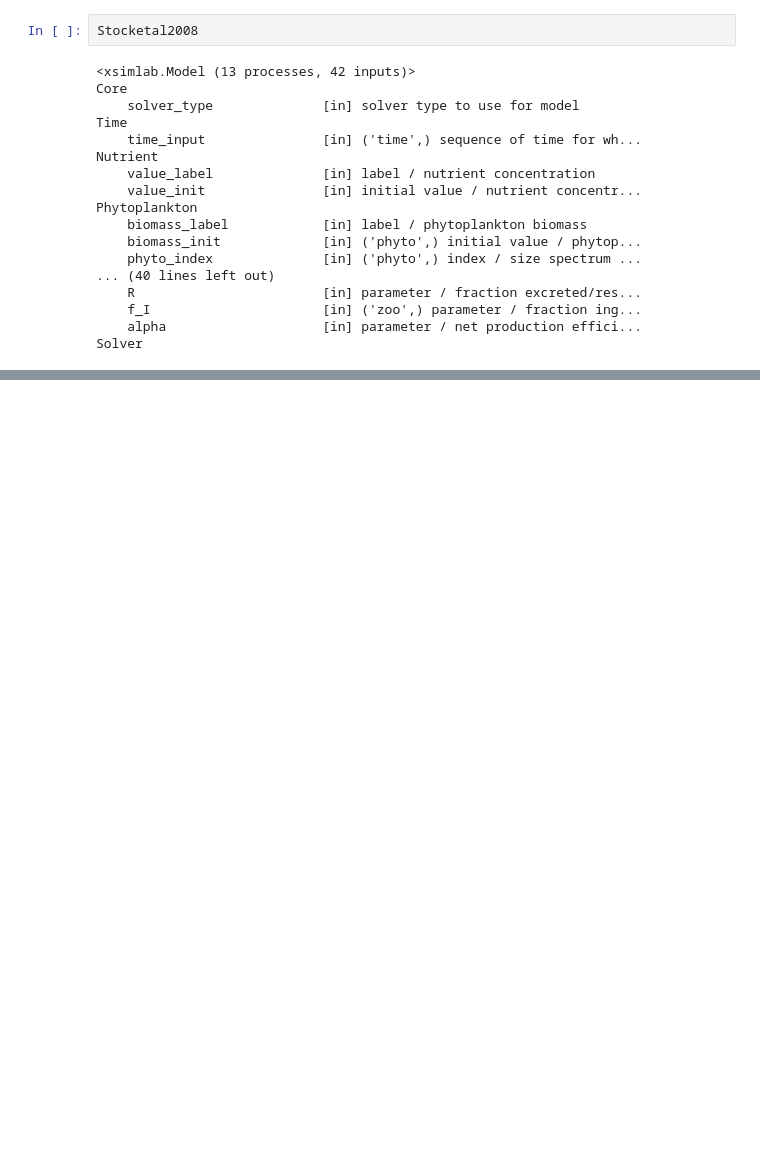
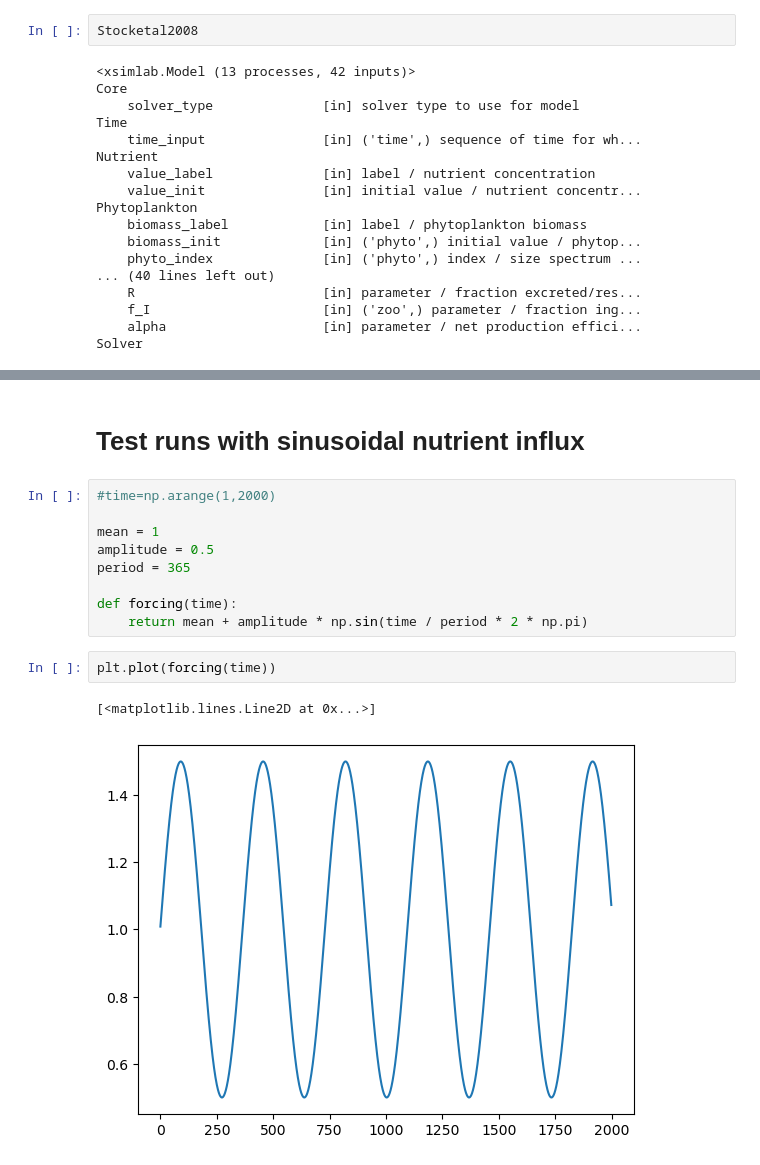
Before and after one commit to ben1post/SSMCariaco, a Jupyter notebook: FirstTestRuns/BuildStocketal2008.ipynb, the cells around one changed output, grey strips where cells are left out. Cells and saved outputs as stored; diff of their text form; blank space fills up the shorter version.

Commit message:
Add sinusoidal forcing run to Stock et al. 2008

```diff
--- a/FirstTestRuns/BuildStocketal2008.ipynb
+++ b/FirstTestRuns/BuildStocketal2008.ipynb
@@ -218,0 +219,16 @@ model_out.Zooplankton__biomass.plot(yscale='log', aspect=3, size=3)
+# %% [markdown]
+# Test runs with sinusoidal nutrient influx
+# %%
+#time=np.arange(1,2000)
+
+mean = 1
+amplitude = 0.5
+period = 365
+
+def forcing(time):
+    return mean + amplitude * np.sin(time / period * 2 * np.pi)
+# %%
+plt.plot(forcing(time))
+# %% [output]
+[<matplotlib.lines.Line2D at 0x...>]
+[figure, added]
```
Also changed, not shown: parts of 14 cells of this notebook.
